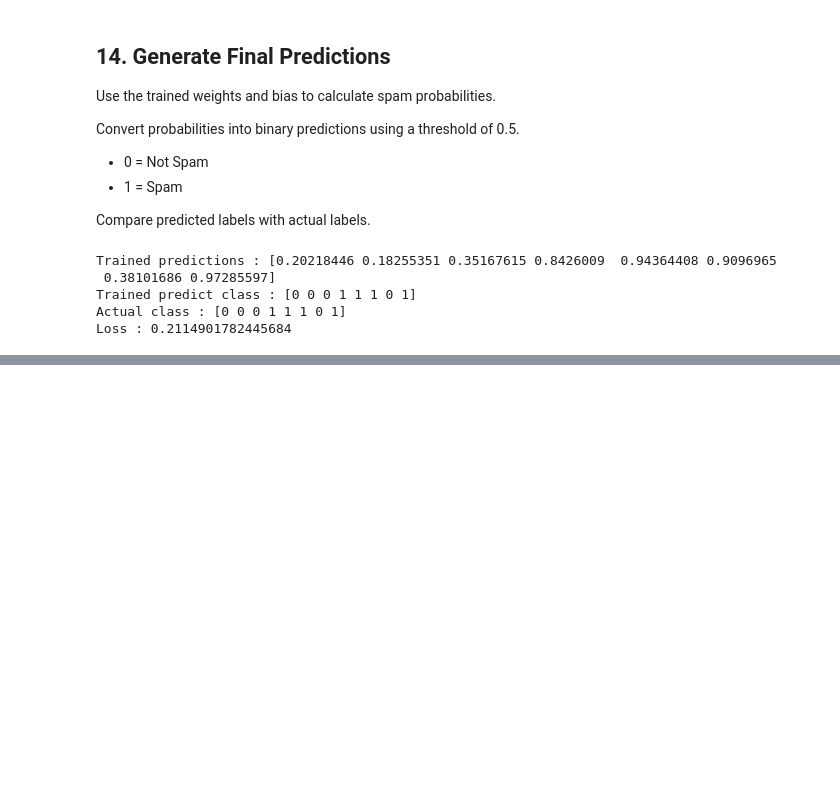
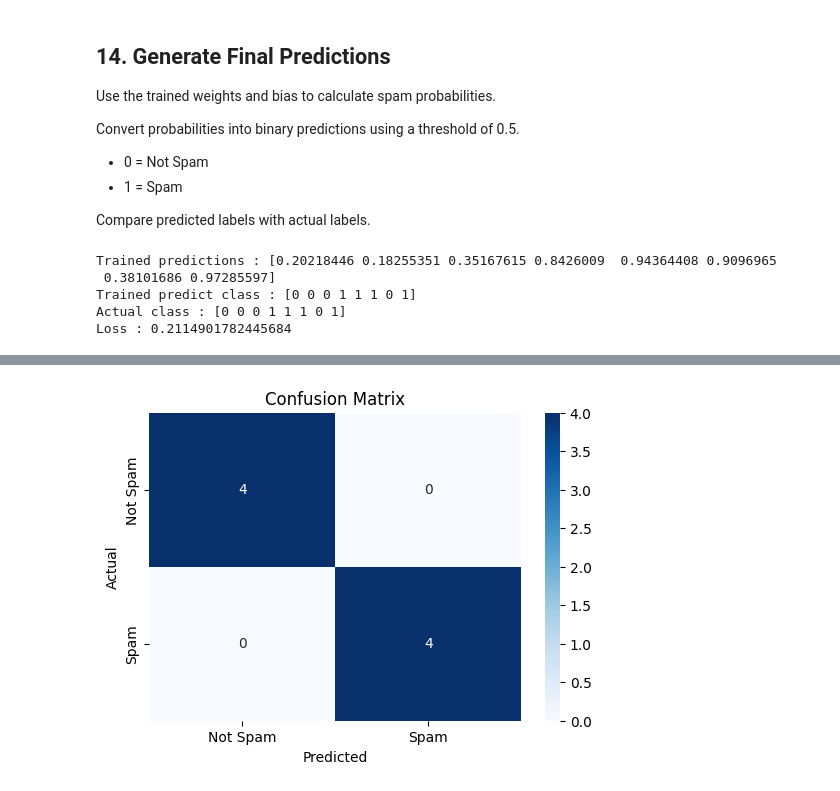
Before and after one commit to ather-ops/Supervised-ML-from-scratch, a Jupyter notebook: logistic-regression/exercises/spam_classifier.ipynb, the cells around one changed output, grey strips where cells are left out. Saved outputs shown, nothing was run; the diff lists cells and outputs as text; code cells hidden in the pictures; blank space fills up the shorter version.

Commit message:
Complete the logistic regrssion clasification exercise spam classifier

```diff
--- a/logistic-regression/exercises/spam_classifier.ipynb
+++ b/logistic-regression/exercises/spam_classifier.ipynb
@@ -262,0 +307,20 @@ Loss : 0.2114901782445684
+# %%
+def confusion_matrix(y_true,y_pred):
+    tn = np.sum((y_true == 0) & (y_pred == 0))
+    fp = np.sum((y_true == 0) & (y_pred == 1))
+    fn = np.sum((y_true == 1) & (y_pred == 0))
+    tp = np.sum((y_true == 1) & (y_pred == 1))
+
+    accuracy = (tp+tn) / (tp+tn+fp+fn)
+    recall = tp/(tp+fn) if (tp+fp) != 0 else 0
+    precision = tp/(tp+fp) if (tp + fp) != 0 else 0
+
+    f1_score = 2*(precision*recall)/(precision + recall) if (precision + recall ) != 0 else 0
+
+    cm = np.array([
+        [tn,fp],
+        [fn,tp]
+    ])
+
+    return accuracy,recall , precision, f1_score,cm
+print("Done")
@@ -262,0 +329,7 @@ Loss : 0.2114901782445684
+# %%
+accuracy,recall,precision,f1_score,cm = confusion_matrix(y,pred_class)
+print(f"Acuuracy : {(accuracy)*100}%")
+print(f"Recall : {recall}")
+print(f"Precision : {precision}")
+print(f"f1 score : {f1_score}")
+print(f"Cm :{cm}")
@@ -262,0 +354,17 @@ Loss : 0.2114901782445684
+# %%
+plt.figure(figsize=(6, 4))
+sns.heatmap(
+    cm,
+    annot=True,
+    fmt="d",
+    cmap="Blues",
+    xticklabels=["Not Spam", "Spam"],
+    yticklabels=["Not Spam", "Spam"]
+)
+
+plt.xlabel("Predicted")
+plt.ylabel("Actual")
+plt.title("Confusion Matrix")
+plt.show()
+# %% [output]
+[figure, added]
```
Also changed, not shown: parts of 10 cells of this notebook, 2 other files.
